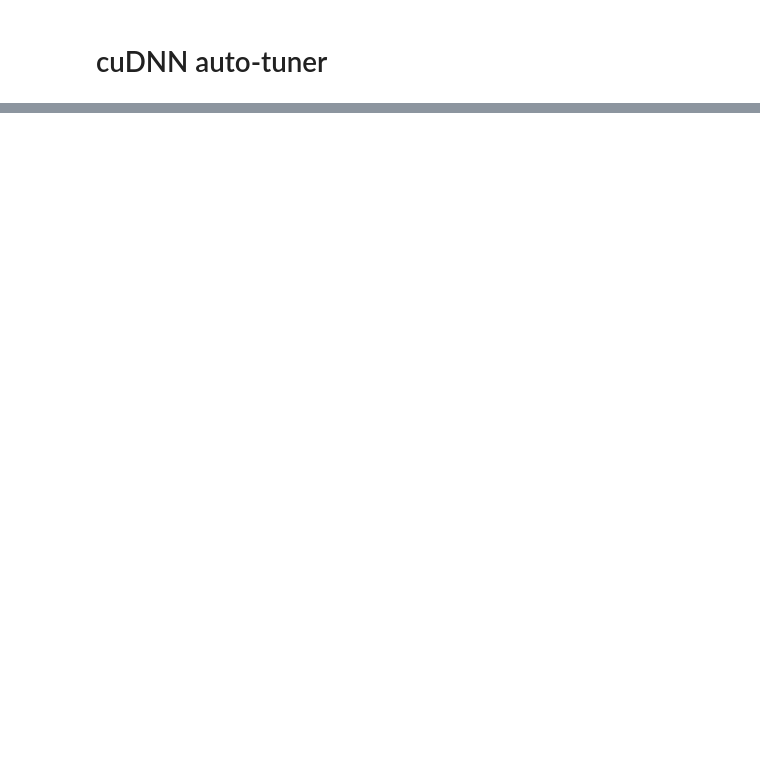
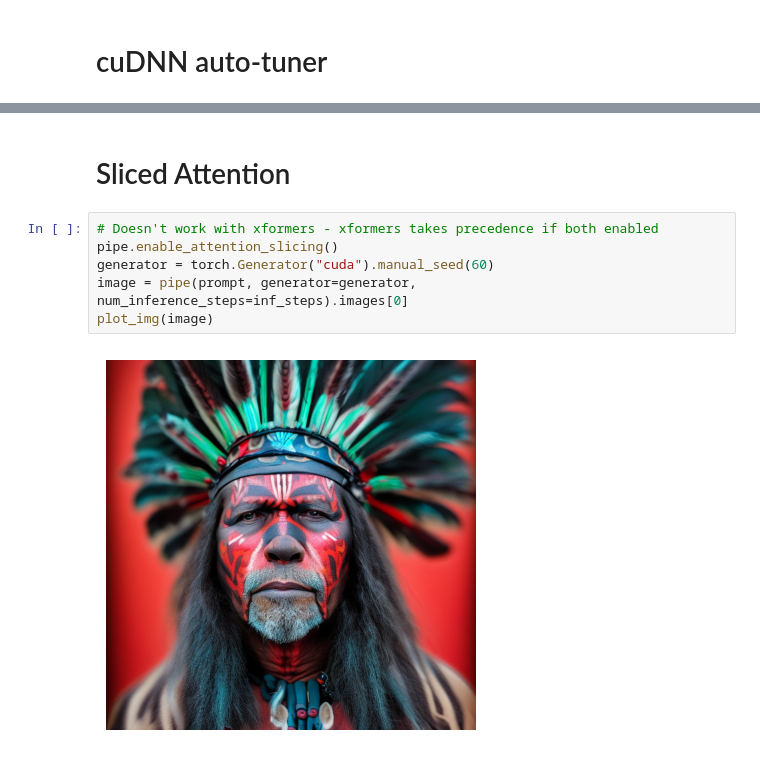
Before and after one commit to shanetwinterhalter/ai_learning, a Jupyter notebook: stable_diffusion_optimization.ipynb, the cells around one changed output, grey strips where cells are left out. Cells and saved outputs as stored; diff of their text form; blank space fills up the shorter version.

```diff
--- a/stable_diffusion_optimization.ipynb
+++ b/stable_diffusion_optimization.ipynb
@@ -40,0 +45,10 @@ plot_img(image)
+# %% [markdown]
+# Sliced Attention
+# %%
+# Doesn't work with xformers - xformers takes precedence if both enabled
+pipe.enable_attention_slicing()
+generator = torch.Generator("cuda").manual_seed(60)
+image = pipe(prompt, generator=generator, num_inference_steps=inf_steps).images[0]
+plot_img(image)
+# %% [output]
+[figure, added]
```
Also changed, not shown: parts of 9 cells of this notebook, 2 other files.
